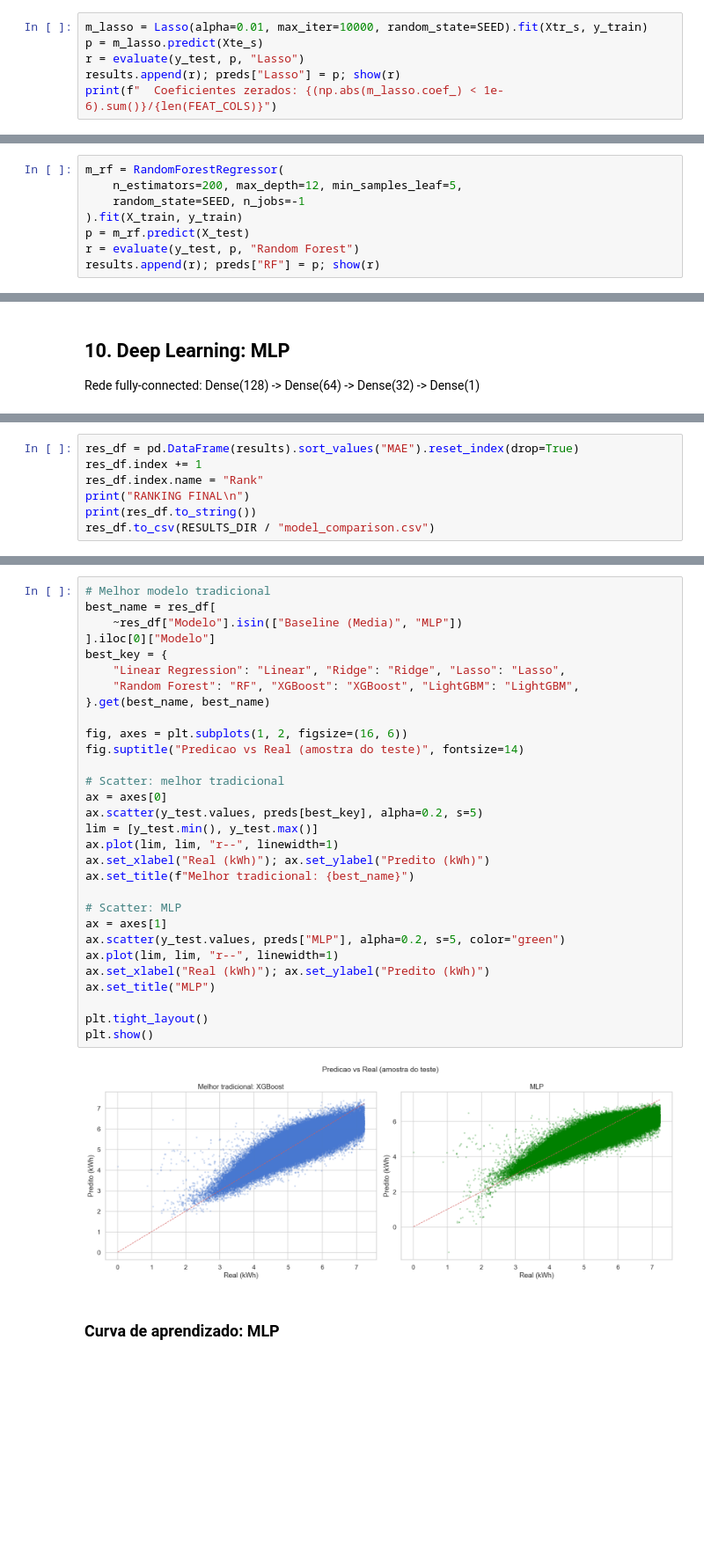
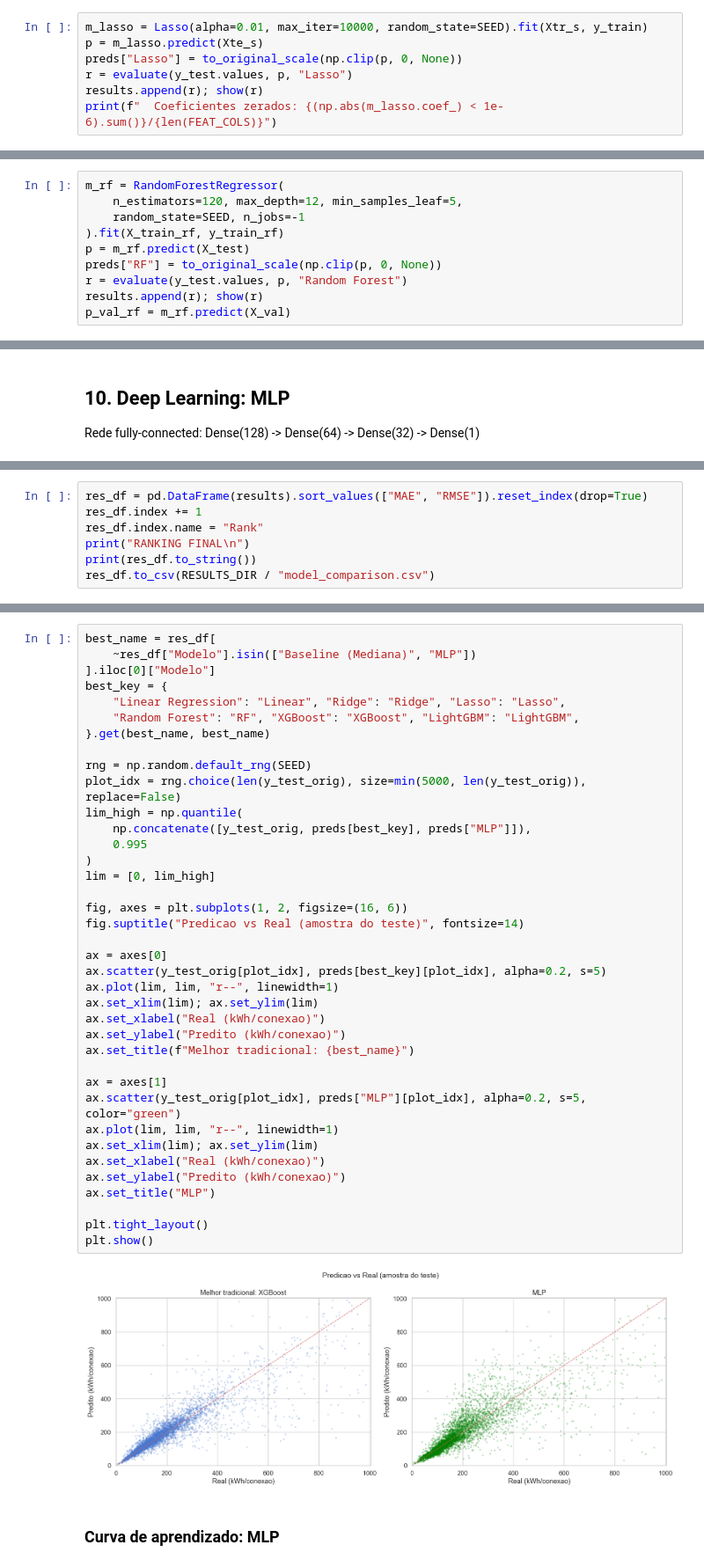
Before and after one commit to Renan-Vizoto/IA-RAG, a Jupyter notebook: notebooks/dutch_energy_regressao.ipynb, the cells around one changed output, grey strips where cells are left out. Shown at 88% size. Drawn from its saved outputs; the diff is of its cells as text; blank space fills up the shorter version.

```diff
--- a/notebooks/dutch_energy_regressao.ipynb
+++ b/notebooks/dutch_energy_regressao.ipynb
@@ -565,7 +826,8 @@ results.append(r); preds["Ridge"] = p; show(r)
 # %%
 m_lasso = Lasso(alpha=0.01, max_iter=10000, random_state=SEED).fit(Xtr_s, y_train)
 p = m_lasso.predict(Xte_s)
-r = evaluate(y_test, p, "Lasso")
-results.append(r); preds["Lasso"] = p; show(r)
+preds["Lasso"] = to_original_scale(np.clip(p, 0, None))
+r = evaluate(y_test.values, p, "Lasso")
+results.append(r); show(r)
 print(f"  Coeficientes zerados: {(np.abs(m_lasso.coef_) < 1e-6).sum()}/{len(FEAT_COLS)}")
 # %% [output]
@@ -575,9 +837,11 @@ print(f"  Coeficientes zerados: {(np.abs(m_lasso.coef_) < 1e-6).sum()}/{len(FEAT
 ### 9.5 Random Forest
 # %%
 m_rf = RandomForestRegressor(
-    n_estimators=200, max_depth=12, min_samples_leaf=5,
+    n_estimators=120, max_depth=12, min_samples_leaf=5,
     random_state=SEED, n_jobs=-1
-).fit(X_train, y_train)
+).fit(X_train_rf, y_train_rf)
 p = m_rf.predict(X_test)
-r = evaluate(y_test, p, "Random Forest")
-results.append(r); preds["RF"] = p; show(r)
+preds["RF"] = to_original_scale(np.clip(p, 0, None))
+r = evaluate(y_test.values, p, "Random Forest")
+results.append(r); show(r)
+p_val_rf = m_rf.predict(X_val)
@@ -691,5 +966,5 @@ Epoch 50/50
 # %%
-res_df = pd.DataFrame(results).sort_values("MAE").reset_index(drop=True)
+res_df = pd.DataFrame(results).sort_values(["MAE", "RMSE"]).reset_index(drop=True)
 res_df.index += 1
 res_df.index.name = "Rank"
 print("RANKING FINAL\n")
@@ -730,35 +1048,43 @@ plt.show()
 # %%
-# Melhor modelo tradicional
 best_name = res_df[
-    ~res_df["Modelo"].isin(["Baseline (Media)", "MLP"])
+    ~res_df["Modelo"].isin(["Baseline (Mediana)", "MLP"])
 ].iloc[0]["Modelo"]
 best_key = {
     "Linear Regression": "Linear", "Ridge": "Ridge", "Lasso": "Lasso",
     "Random Forest": "RF", "XGBoost": "XGBoost", "LightGBM": "LightGBM",
 }.get(best_name, best_name)
 
+rng = np.random.default_rng(SEED)
+plot_idx = rng.choice(len(y_test_orig), size=min(5000, len(y_test_orig)), replace=False)
+lim_high = np.quantile(
+    np.concatenate([y_test_orig, preds[best_key], preds["MLP"]]),
+    0.995
+)
+lim = [0, lim_high]
+
 fig, axes = plt.subplots(1, 2, figsize=(16, 6))
 fig.suptitle("Predicao vs Real (amostra do teste)", fontsize=14)
 
-# Scatter: melhor tradicional
 ax = axes[0]
-ax.scatter(y_test.values, preds[best_key], alpha=0.2, s=5)
-lim = [y_test.min(), y_test.max()]
+ax.scatter(y_test_orig[plot_idx], preds[best_key][plot_idx], alpha=0.2, s=5)
 ax.plot(lim, lim, "r--", linewidth=1)
-ax.set_xlabel("Real (kWh)"); ax.set_ylabel("Predito (kWh)")
+ax.set_xlim(lim); ax.set_ylim(lim)
+ax.set_xlabel("Real (kWh/conexao)")
+ax.set_ylabel("Predito (kWh/conexao)")
 ax.set_title(f"Melhor tradicional: {best_name}")
 
-# Scatter: MLP
 ax = axes[1]
-ax.scatter(y_test.values, preds["MLP"], alpha=0.2, s=5, color="green")
+ax.scatter(y_test_orig[plot_idx], preds["MLP"][plot_idx], alpha=0.2, s=5, color="green")
 ax.plot(lim, lim, "r--", linewidth=1)
-ax.set_xlabel("Real (kWh)"); ax.set_ylabel("Predito (kWh)")
+ax.set_xlim(lim); ax.set_ylim(lim)
+ax.set_xlabel("Real (kWh/conexao)")
+ax.set_ylabel("Predito (kWh/conexao)")
 ax.set_title("MLP")
 
 plt.tight_layout()
 plt.show()
 # %% [output]
-[figure, old version]
+[figure, new version]
 # %% [markdown]
 ### Curva de aprendizado: MLP
 # %%
```
Also changed, not shown: parts of 44 cells of this notebook, 21 other files.
